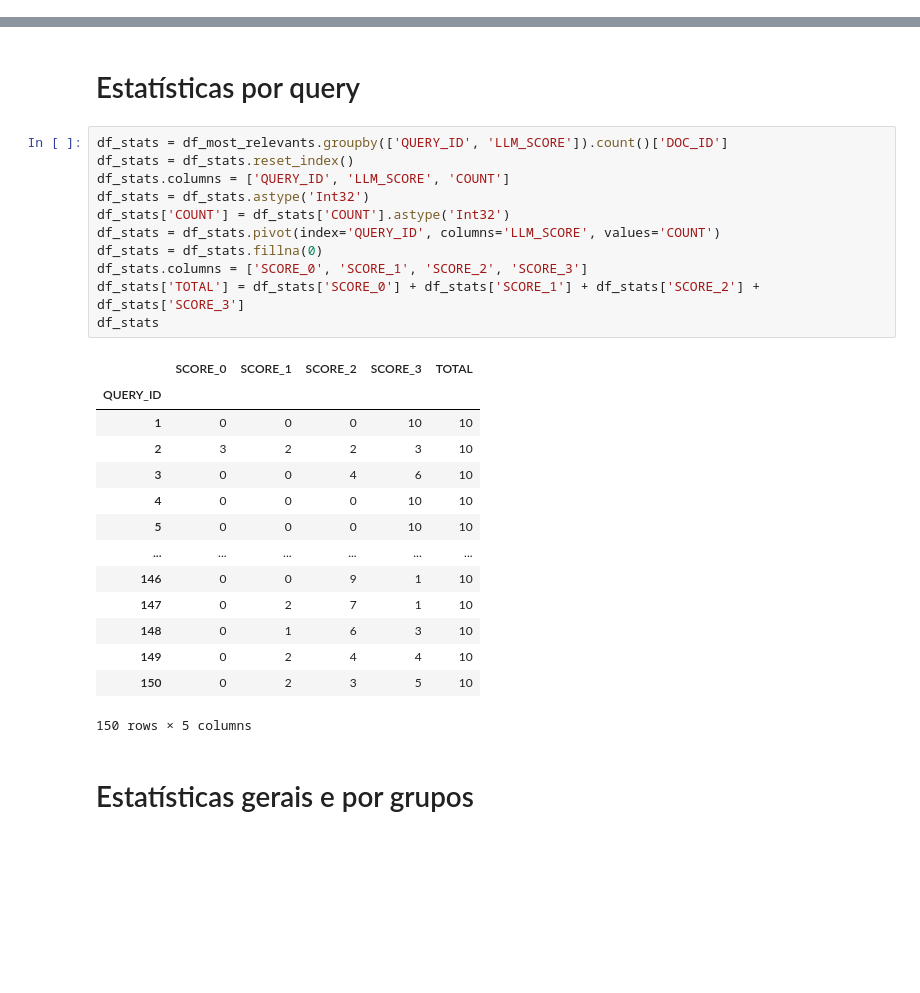
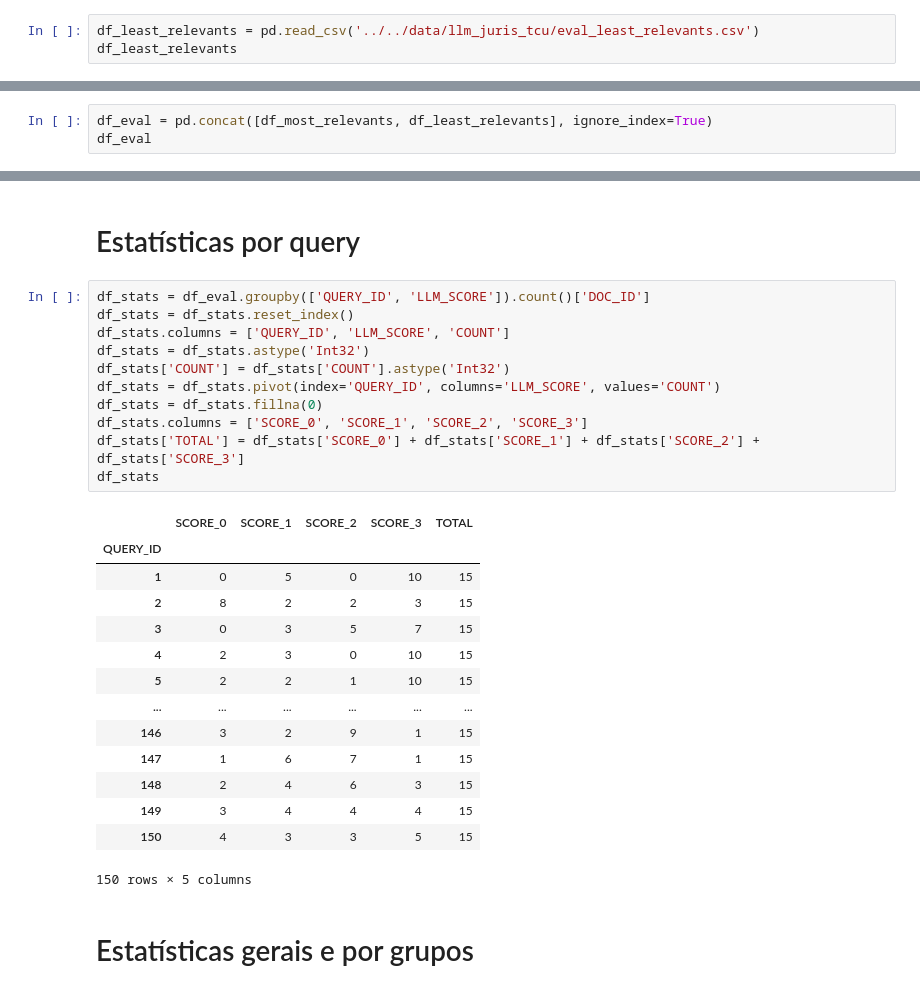
Before and after one commit to marcusborela/ind-ir, a Jupyter notebook: code/juris_tcu_qrels/check_evals.ipynb, the cells around one changed output, grey strips where cells are left out. Saved outputs shown, nothing was run; the diff lists cells and outputs as text; blank space fills up the shorter version.

Commit message:
estatísticas sobre JURIS_TCU

```diff
--- a/code/juris_tcu_qrels/check_evals.ipynb
+++ b/code/juris_tcu_qrels/check_evals.ipynb
@@ -19,3 +19,6 @@ df_most_relevants
 | 1498 | 150 | 8 | 91180 | (BM25|STS)+Reranker | Qual é a regra geral para a contr... | É possível a contratação da execu... | 1.0 | O enunciado de jurisprudência abo... |
 | 1499 | 144 | 7 | 27083 | (BM25|STS)+Reranker | A prescrição da pretensão punitiv... | A imprescritibilidade das ações d... | 1.0 | O enunciado de jurisprudência abo... |
 1500 rows × 8 columns
+# %%
+df_least_relevants = pd.read_csv('../../data/llm_juris_tcu/eval_least_relevants.csv')
+df_least_relevants
@@ -21,0 +39,3 @@ df_most_relevants
+# %%
+df_eval = pd.concat([df_most_relevants, df_least_relevants], ignore_index=True)
+df_eval
@@ -22,30 +56,30 @@ df_most_relevants
 # %% [markdown]
 # Estatísticas por query
 # %%
-df_stats = df_most_relevants.groupby(['QUERY_ID', 'LLM_SCORE']).count()['DOC_ID']
+df_stats = df_eval.groupby(['QUERY_ID', 'LLM_SCORE']).count()['DOC_ID']
 df_stats = df_stats.reset_index()
 df_stats.columns = ['QUERY_ID', 'LLM_SCORE', 'COUNT']
 df_stats = df_stats.astype('Int32')
 df_stats['COUNT'] = df_stats['COUNT'].astype('Int32')
 df_stats = df_stats.pivot(index='QUERY_ID', columns='LLM_SCORE', values='COUNT')
 df_stats = df_stats.fillna(0)
 df_stats.columns = ['SCORE_0', 'SCORE_1', 'SCORE_2', 'SCORE_3']
 df_stats['TOTAL'] = df_stats['SCORE_0'] + df_stats['SCORE_1'] + df_stats['SCORE_2'] + df_stats['SCORE_3']
 df_stats
 # %% [output]
 |  | SCORE_0 | SCORE_1 | SCORE_2 | SCORE_3 | TOTAL |
 | QUERY_ID |  |  |  |  |  |
-| 1 | 0 | 0 | 0 | 10 | 10 |
-| 2 | 3 | 2 | 2 | 3 | 10 |
-| 3 | 0 | 0 | 4 | 6 | 10 |
-| 4 | 0 | 0 | 0 | 10 | 10 |
-| 5 | 0 | 0 | 0 | 10 | 10 |
+| 1 | 0 | 5 | 0 | 10 | 15 |
+| 2 | 8 | 2 | 2 | 3 | 15 |
+| 3 | 0 | 3 | 5 | 7 | 15 |
+| 4 | 2 | 3 | 0 | 10 | 15 |
+| 5 | 2 | 2 | 1 | 10 | 15 |
 | ... | ... | ... | ... | ... | ... |
-| 146 | 0 | 0 | 9 | 1 | 10 |
-| 147 | 0 | 2 | 7 | 1 | 10 |
-| 148 | 0 | 1 | 6 | 3 | 10 |
-| 149 | 0 | 2 | 4 | 4 | 10 |
-| 150 | 0 | 2 | 3 | 5 | 10 |
+| 146 | 3 | 2 | 9 | 1 | 15 |
+| 147 | 1 | 6 | 7 | 1 | 15 |
+| 148 | 2 | 4 | 6 | 3 | 15 |
+| 149 | 3 | 4 | 4 | 4 | 15 |
+| 150 | 4 | 3 | 3 | 5 | 15 |
 150 rows × 5 columns
 # %% [markdown]
 # Estatísticas gerais e por grupos
```
Also changed, not shown: parts of 4 cells of this notebook, 3 other files.
